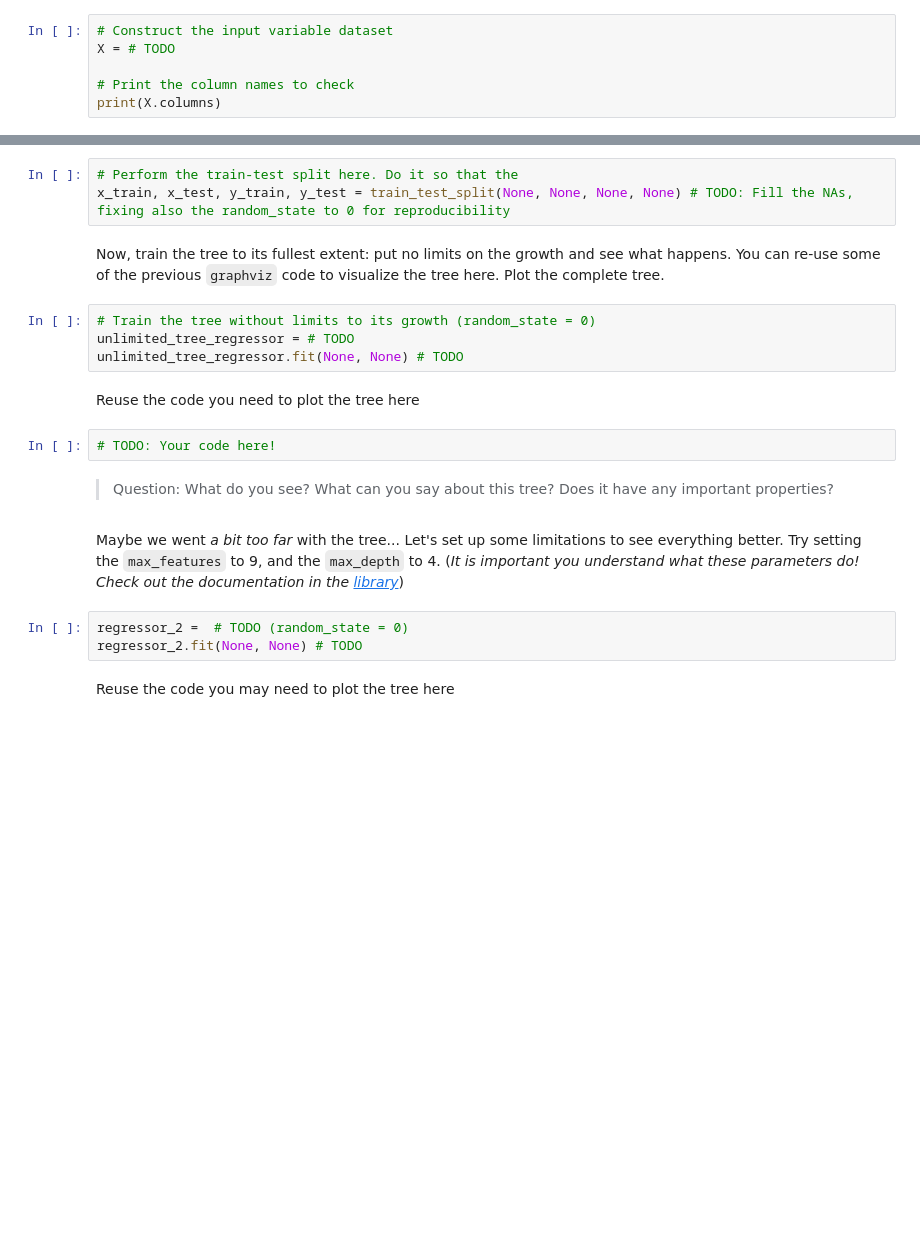
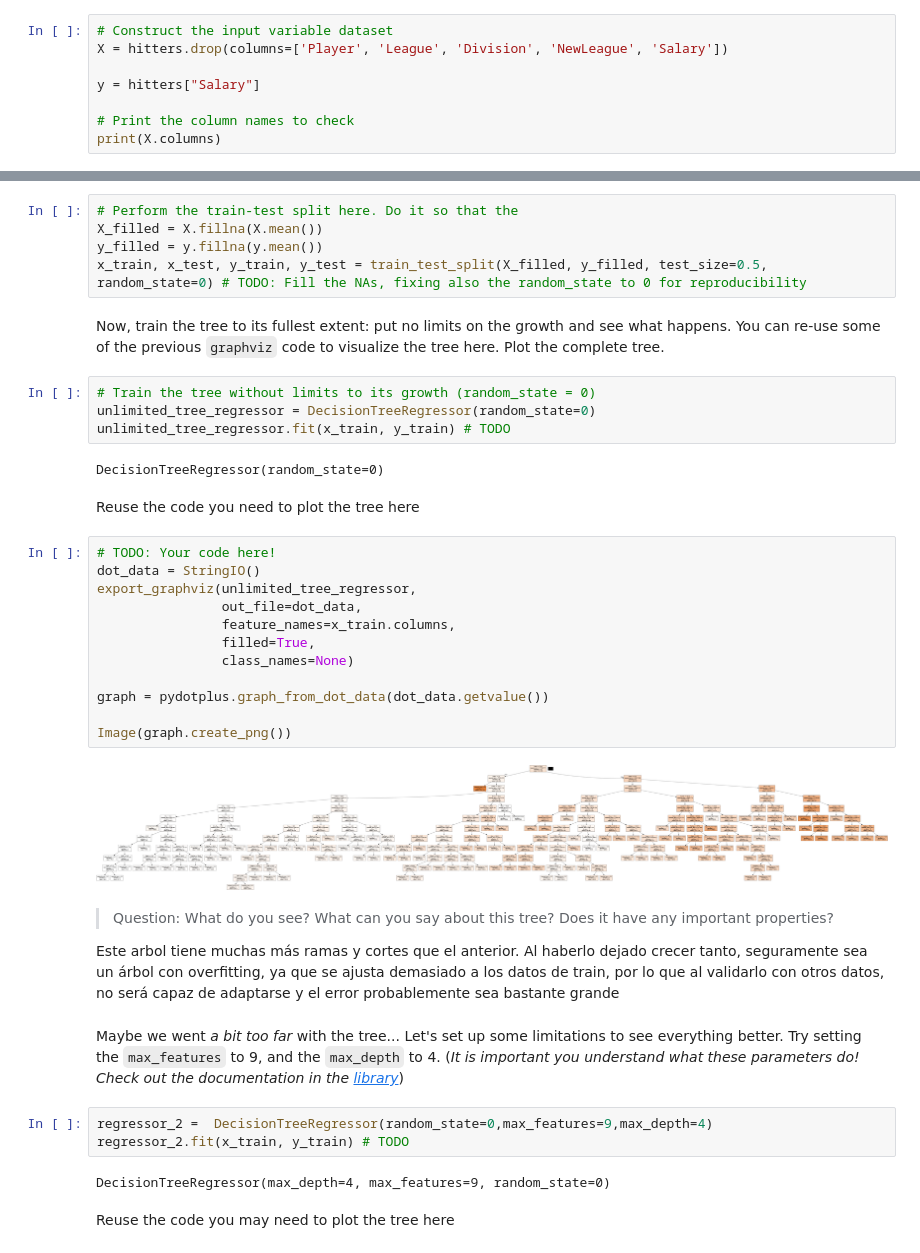
Before and after one commit to prg05/p2-8-prg05-main, a Jupyter notebook: notebook/Lab2_8_Trees.ipynb, the cells around one changed output, grey strips where cells are left out. Cells and saved outputs as stored; diff of their text form; blank space fills up the shorter version.

```diff
--- a/notebook/Lab2_8_Trees.ipynb
+++ b/notebook/Lab2_8_Trees.ipynb
@@ -79,7 +98,9 @@ plt.ylim(ymin=-5)
 Now, for the previous part we limited the growth of the tree so that we recovered a simple (but easily interpretable) tree. Now we will go all-out: we will construct a more exhaustive tree using different variables. For this particular case, let us use **all variables except** `League`, `Division`, `NewLeague` and `Salary` as independent variables to predict, precisely, the `Salary` value.
 # %%
 # Construct the input variable dataset
-X = # TODO
+X = hitters.drop(columns=['Player', 'League', 'Division', 'NewLeague', 'Salary'])
+
+y = hitters["Salary"]
 
 # Print the column names to check
 print(X.columns)
@@ -87,24 +113,44 @@ print(X.columns)
 We will now perform the train/test split, but we will do it so that the proportion of train and test examples is $50\%$ (that is, train and test consist on $50\%$ of the datapoints).
 # %%
 # Perform the train-test split here. Do it so that the
-x_train, x_test, y_train, y_test = train_test_split(None, None, None, None) # TODO: Fill the NAs, fixing also the random_state to 0 for reproducibility
+X_filled = X.fillna(X.mean())
+y_filled = y.fillna(y.mean())
+x_train, x_test, y_train, y_test = train_test_split(X_filled, y_filled, test_size=0.5, random_state=0) # TODO: Fill the NAs, fixing also the random_state to 0 for reproducibility
 # %% [markdown]
 Now, train the tree to its fullest extent: put no limits on the growth and see what happens. You can re-use some of the previous `graphviz` code to visualize the tree here. Plot the complete tree.
 # %%
 # Train the tree without limits to its growth (random_state = 0)
-unlimited_tree_regressor = # TODO
-unlimited_tree_regressor.fit(None, None) # TODO
+unlimited_tree_regressor = DecisionTreeRegressor(random_state=0)
+unlimited_tree_regressor.fit(x_train, y_train) # TODO
+# %% [output]
+DecisionTreeRegressor(random_state=0)
 # %% [markdown]
 Reuse the code you need to plot the tree here
-# %%
-# TODO: Your code here!
-# %% [markdown]
-
-> Question: What do you see? What can you say about this tree? Does it have any important properties?
+# %%
+# TODO: Your code here!
+dot_data = StringIO()
+export_graphviz(unlimited_tree_regressor,
+                out_file=dot_data,
+                feature_names=x_train.columns,
+                filled=True,
+                class_names=None)
+
+graph = pydotplus.graph_from_dot_data(dot_data.getvalue())
+
+Image(graph.create_png())
+# %% [output]
+[figure, added]
+# %% [markdown]
+
+> Question: What do you see? What can you say about this tree? Does it have any important properties?
+
+Este arbol tiene muchas más ramas y cortes que el anterior. Al haberlo dejado crecer tanto, seguramente sea un árbol con overfitting, ya que se ajusta demasiado a los datos de train, por lo que al validarlo con otros datos, no será capaz de adaptarse y el error probablemente sea bastante grande
 # %% [markdown]
 Maybe we went _a bit too far_ with the tree... Let's set up some limitations to see everything better. Try setting the `max_features` to 9, and the `max_depth` to 4. (_It is important you understand what these parameters do! Check out the documentation in the [library](https://scikit-learn.org/stable/modules/generated/sklearn.tree.DecisionTreeRegressor.html)_)
 # %%
-regressor_2 =  # TODO (random_state = 0)
-regressor_2.fit(None, None) # TODO
+regressor_2 =  DecisionTreeRegressor(random_state=0,max_features=9,max_depth=4)
+regressor_2.fit(x_train, y_train) # TODO
+# %% [output]
+DecisionTreeRegressor(max_depth=4, max_features=9, random_state=0)
 # %% [markdown]
 Reuse the code you may need to plot the tree here
```
Also changed, not shown: parts of 43 cells of this notebook.
